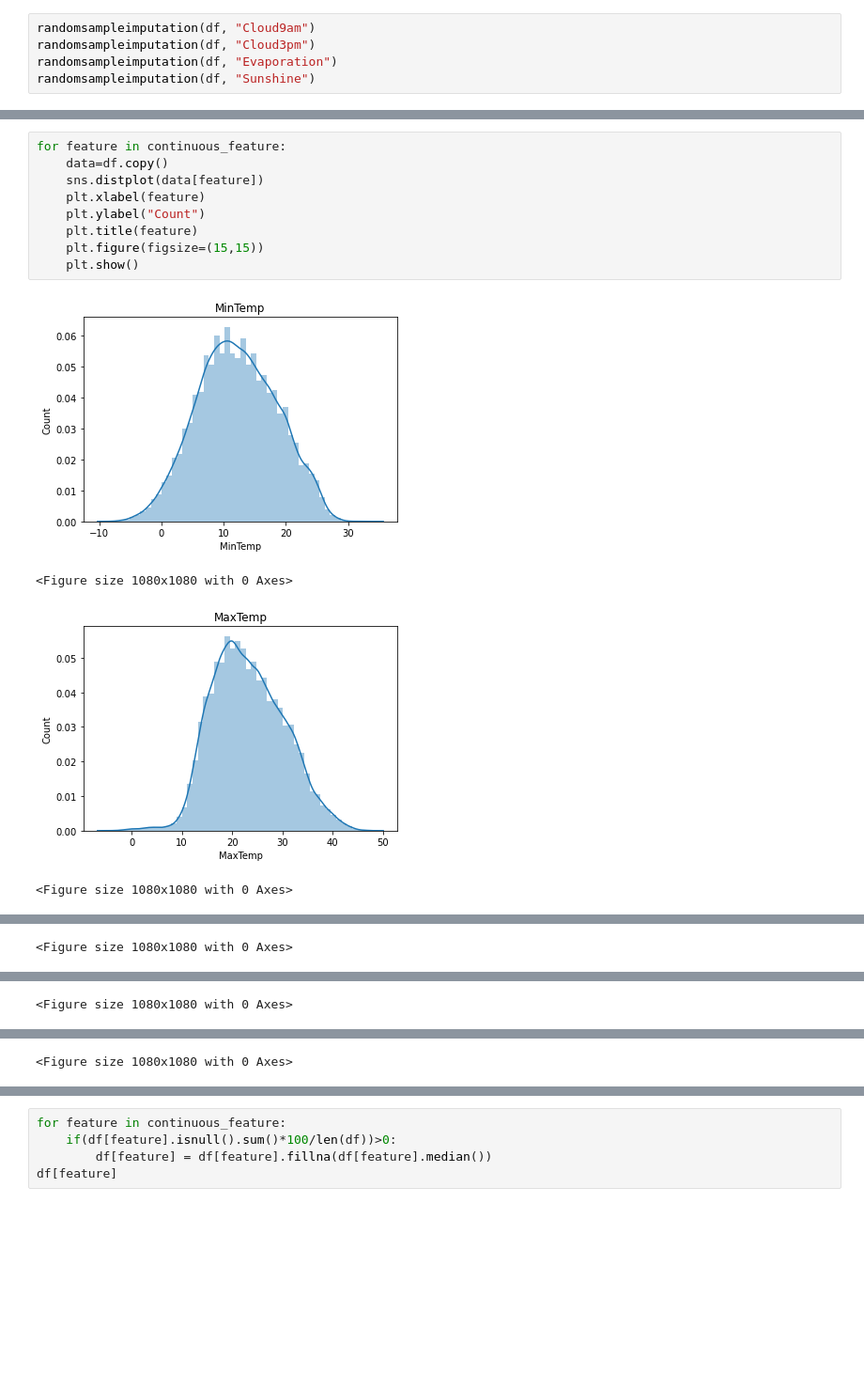
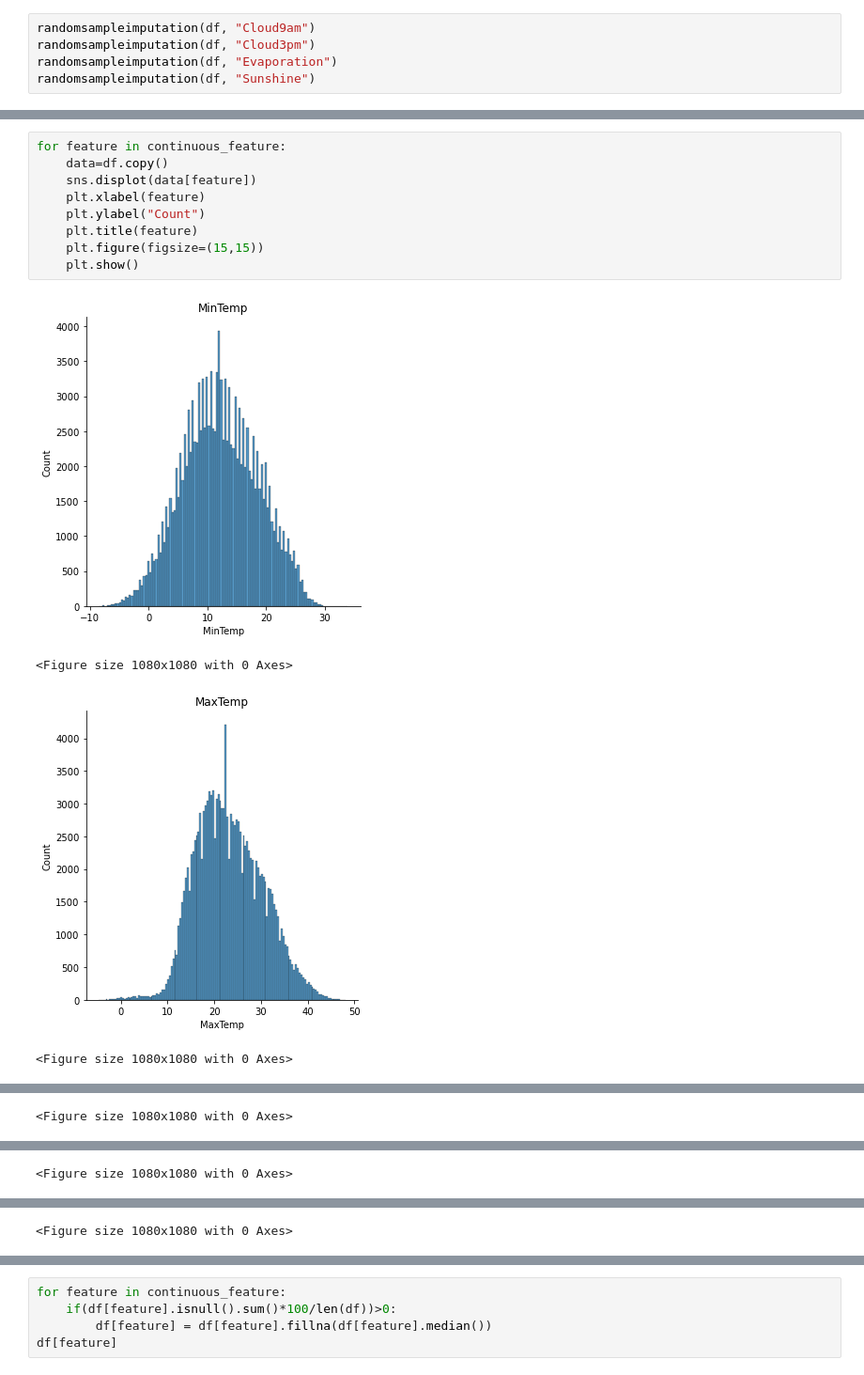
Before and after one commit to SatwikPM/Weatherprediction, a Jupyter notebook: RainPrediction2.ipynb, the cells around one changed output, grey strips where cells are left out. Shown at 94% size. Saved outputs shown, nothing was run; the diff lists cells and outputs as text; blank space fills up the shorter version.

```diff
--- a/RainPrediction2.ipynb
+++ b/RainPrediction2.ipynb
@@ -145,14 +159,14 @@ g=sns.heatmap(corrmat,annot=True)
 # %%
 for feature in continuous_feature:
     data=df.copy()
-    sns.distplot(data[feature])
+    sns.displot(data[feature])
     plt.xlabel(feature)
     plt.ylabel("Count")
     plt.title(feature)
     plt.figure(figsize=(15,15))
     plt.show()
 # %% [output]
-[figure, old version]
+[figure, new version]
 <Figure size 1080x1080 with 0 Axes>
-[figure, old version]
+[figure, new version]
 <Figure size 1080x1080 with 0 Axes>
```
Also changed, not shown: parts of 5 cells of this notebook.
